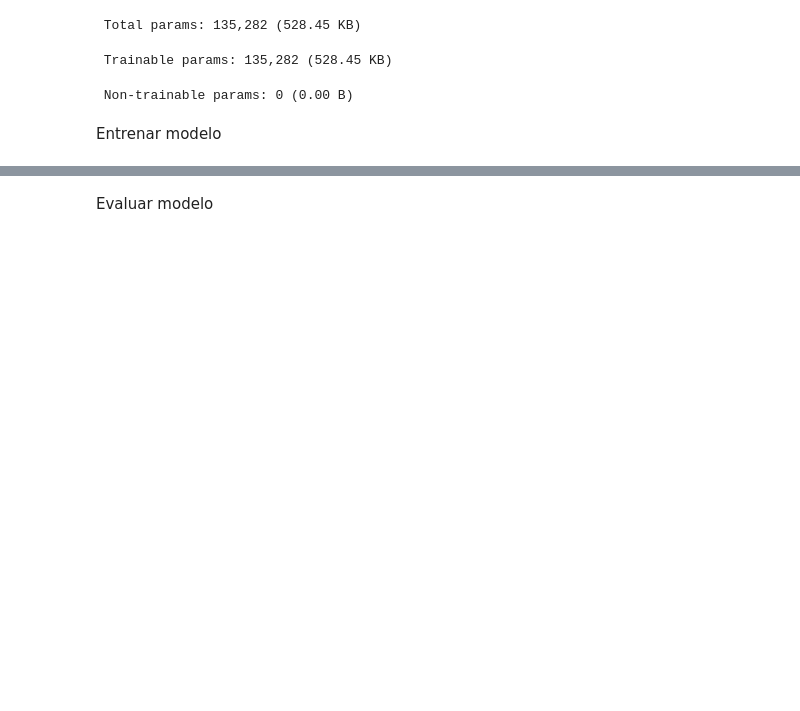
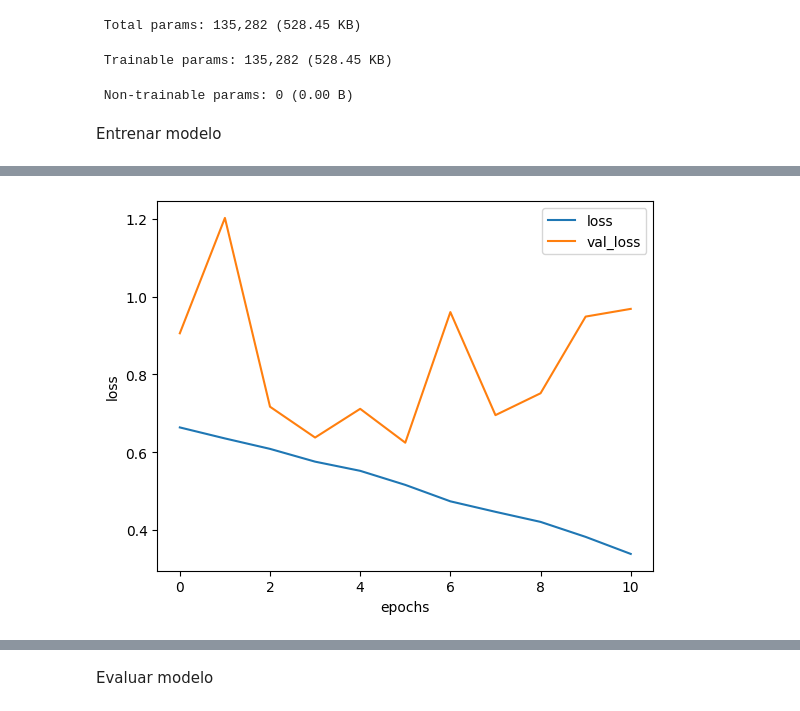
Before and after one commit to mariasanvals/DS_Online_Feb24_Exercises, a Jupyter notebook: 05_Deep_Learning/Sprint_19/Unidad_01/Practica_Obligatoria/18_Practica_Obligatoria_Redes_Convolucionales_I__CV_con_DL.ipynb, the cells around one changed output, grey strips where cells are left out. Cells and saved outputs as stored; diff of their text form; code cells hidden in the pictures; blank space fills up the shorter version.

```diff
--- a/05_Deep_Learning/Sprint_19/Unidad_01/Practica_Obligatoria/18_Practica_Obligatoria_Redes_Convolucionales_I__CV_con_DL.ipynb
+++ b/05_Deep_Learning/Sprint_19/Unidad_01/Practica_Obligatoria/18_Practica_Obligatoria_Redes_Convolucionales_I__CV_con_DL.ipynb
@@ -224,0 +236,7 @@ Epoch 7/50
+# %%
+history_df = pd.DataFrame(history.history)
+history_df[["loss","val_loss"]].plot();
+plt.xlabel("epochs")
+plt.ylabel("loss");
+# %% [output]
+[figure, added]
```
Also changed, not shown: parts of 6 cells of this notebook.
